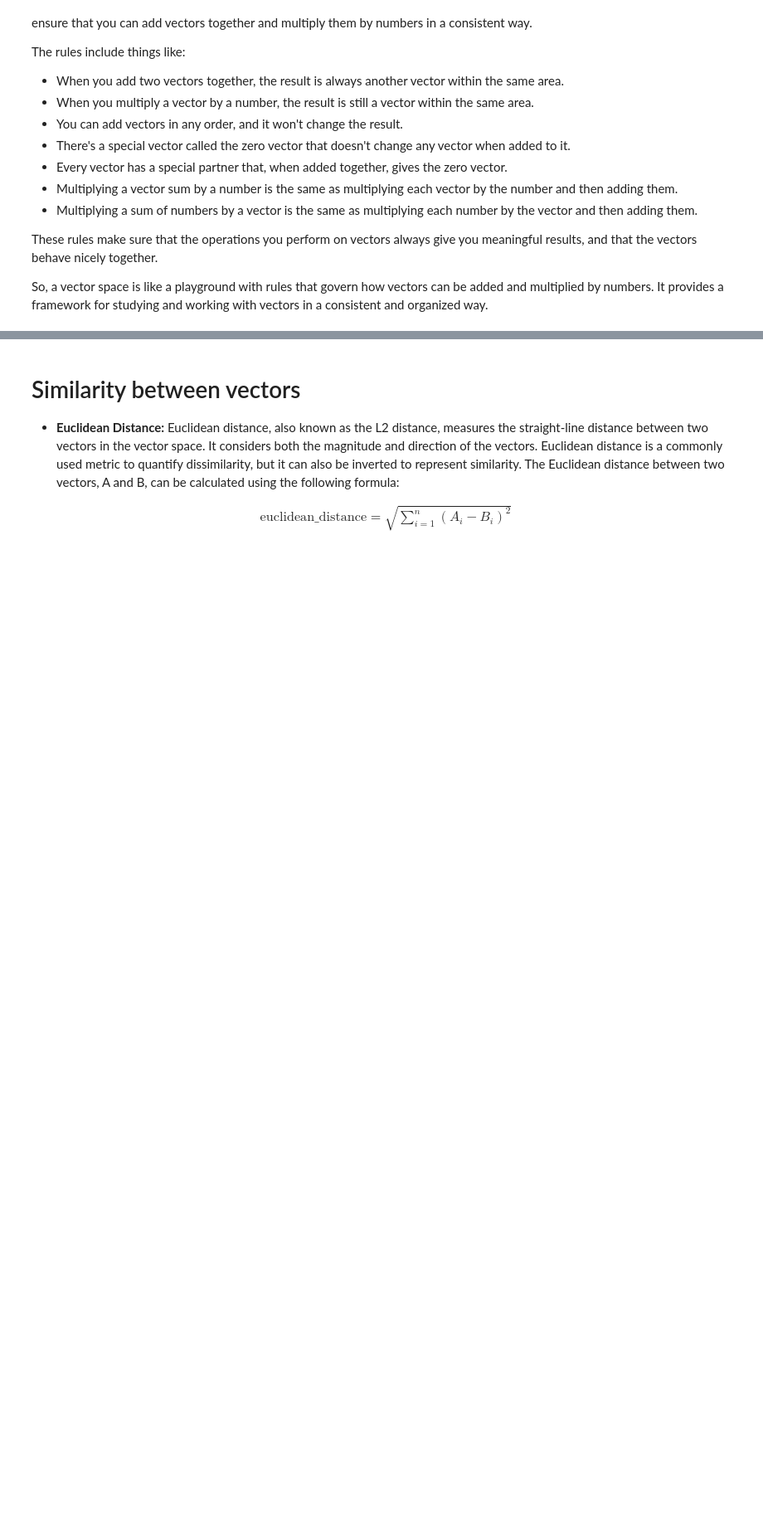
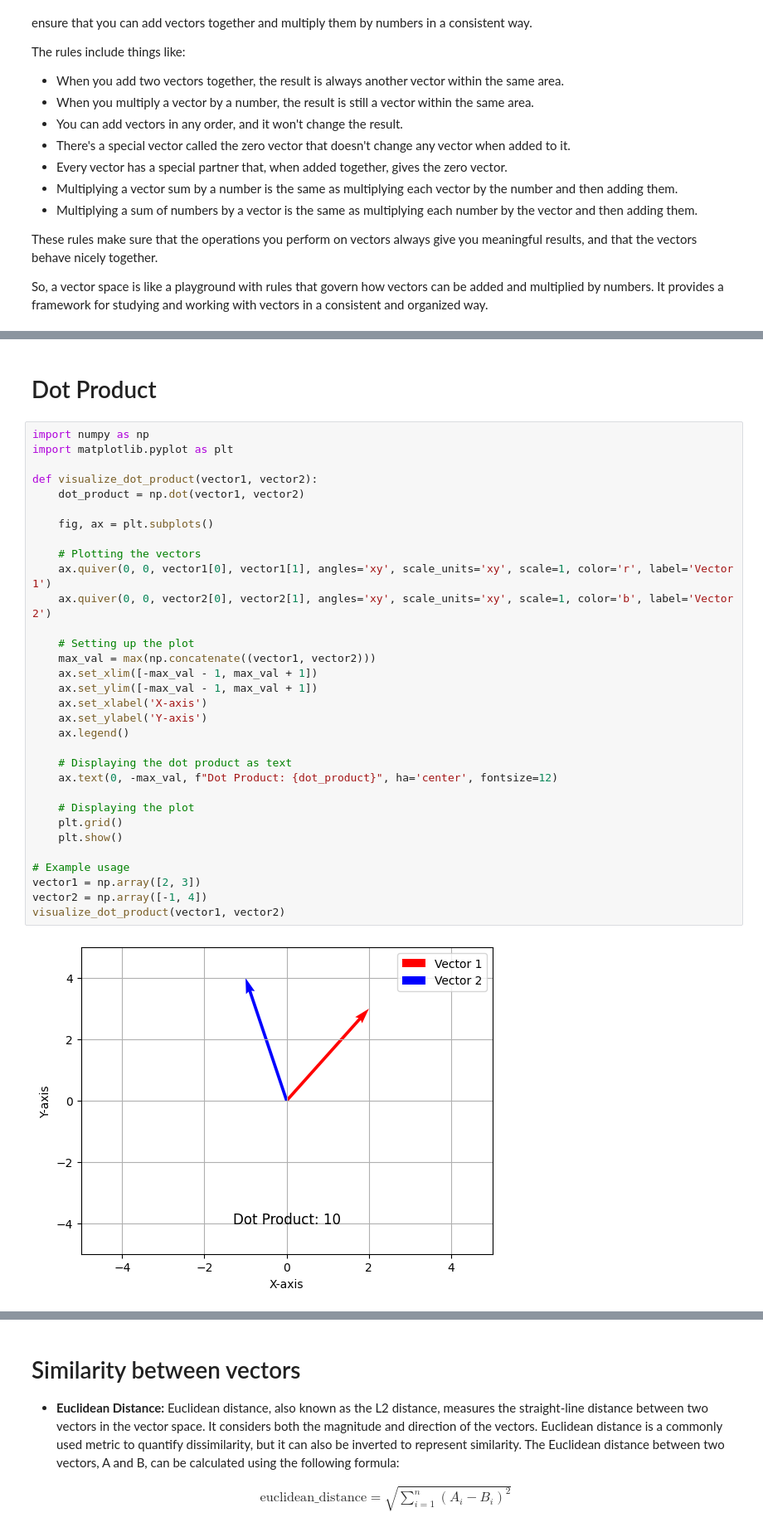
Before and after one commit to dineshkumarsarangapani/VectorSearch-A-guide, a Jupyter notebook: Vector_Search_A_complete_Guide.ipynb, the cells around one changed output, grey strips where cells are left out. Shown at 83% size. Saved outputs shown, nothing was run; the diff lists cells and outputs as text; blank space fills up the shorter version.

```diff
--- a/Vector_Search_A_complete_Guide.ipynb
+++ b/Vector_Search_A_complete_Guide.ipynb
@@ -619,0 +629,36 @@ plt.show()
+# %% [markdown]
+# Dot Product
+# %%
+import numpy as np
+import matplotlib.pyplot as plt
+
+def visualize_dot_product(vector1, vector2):
+    dot_product = np.dot(vector1, vector2)
+
+    fig, ax = plt.subplots()
+
+    # Plotting the vectors
+    ax.quiver(0, 0, vector1[0], vector1[1], angles='xy', scale_units='xy', scale=1, color='r', label='Vector 1')
+    ax.quiver(0, 0, vector2[0], vector2[1], angles='xy', scale_units='xy', scale=1, color='b', label='Vector 2')
+
+    # Setting up the plot
+    max_val = max(np.concatenate((vector1, vector2)))
+    ax.set_xlim([-max_val - 1, max_val + 1])
+    ax.set_ylim([-max_val - 1, max_val + 1])
+    ax.set_xlabel('X-axis')
+    ax.set_ylabel('Y-axis')
+    ax.legend()
+
+    # Displaying the dot product as text
+    ax.text(0, -max_val, f"Dot Product: {dot_product}", ha='center', fontsize=12)
+
+    # Displaying the plot
+    plt.grid()
+    plt.show()
+
+# Example usage
+vector1 = np.array([2, 3])
+vector2 = np.array([-1, 4])
+visualize_dot_product(vector1, vector2)
+# %% [output]
+[figure, added]
```
Also changed, not shown: parts of 10 cells of this notebook.
